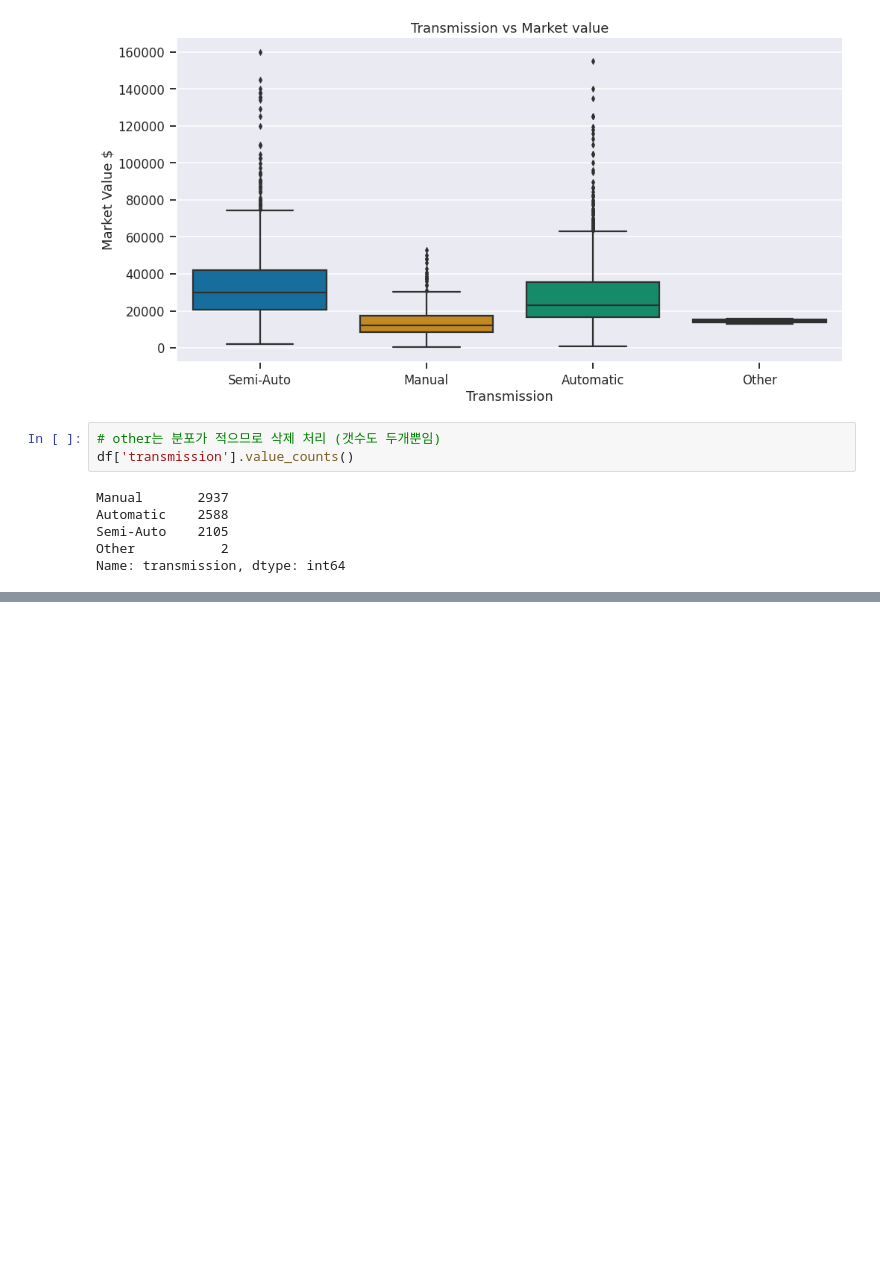
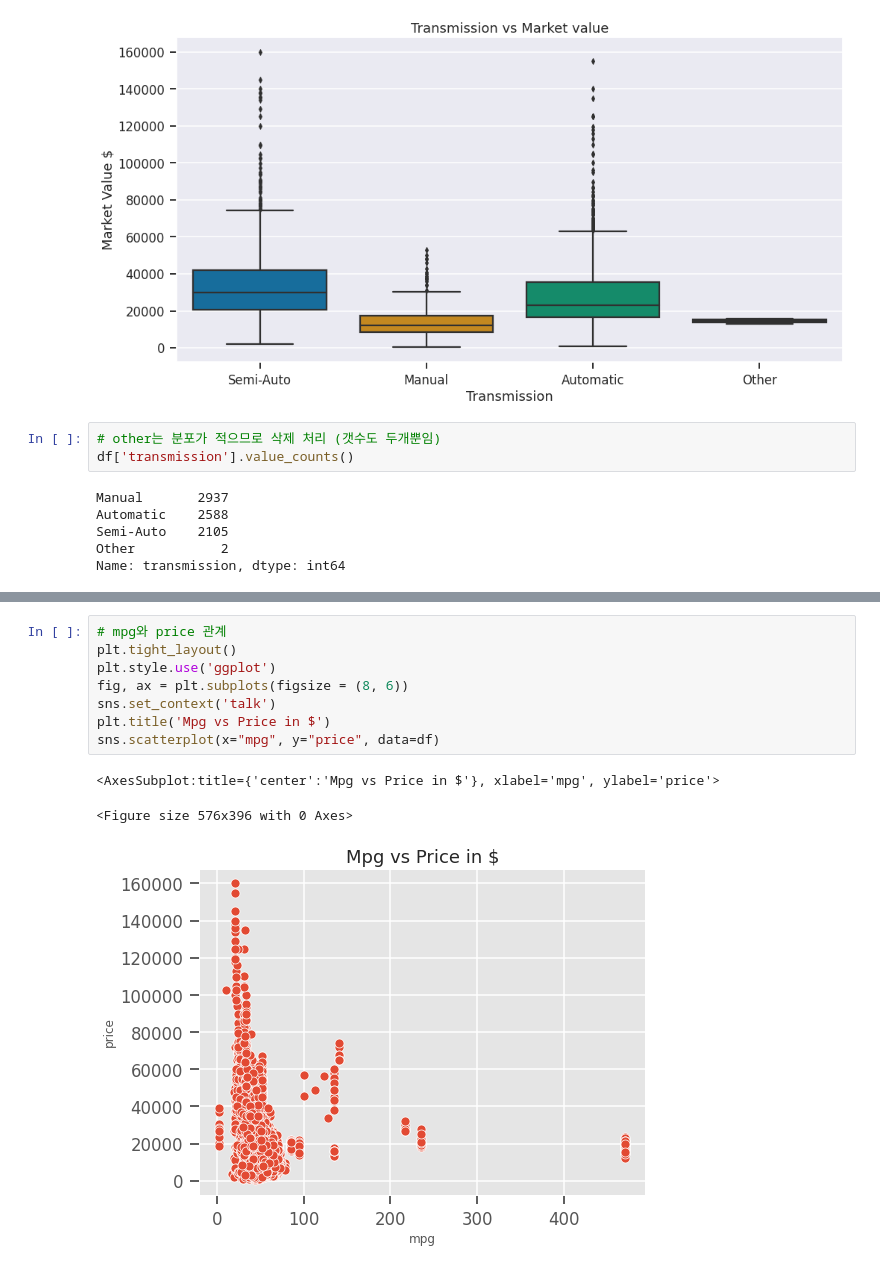
Before and after one commit to grandff/sample-keras, a Jupyter notebook: Car Price Predict for tensorflow js.ipynb, the cells around one changed output, grey strips where cells are left out. Drawn from its saved outputs; the diff is of its cells as text; blank space fills up the shorter version.

```diff
--- a/Car Price Predict for tensorflow js.ipynb
+++ b/Car Price Predict for tensorflow js.ipynb
@@ -200,0 +254,12 @@ Name: transmission, dtype: int64
+# %%
+# mpg와 price 관계
+plt.tight_layout()
+plt.style.use('ggplot')
+fig, ax = plt.subplots(figsize = (8, 6))
+sns.set_context('talk')
+plt.title('Mpg vs Price in $')
+sns.scatterplot(x="mpg", y="price", data=df)
+# %% [output]
+<AxesSubplot:title={'center':'Mpg vs Price in $'}, xlabel='mpg', ylabel='price'>
+<Figure size 576x396 with 0 Axes>
+[figure, added]
```
Also changed, not shown: parts of 18 cells of this notebook.
